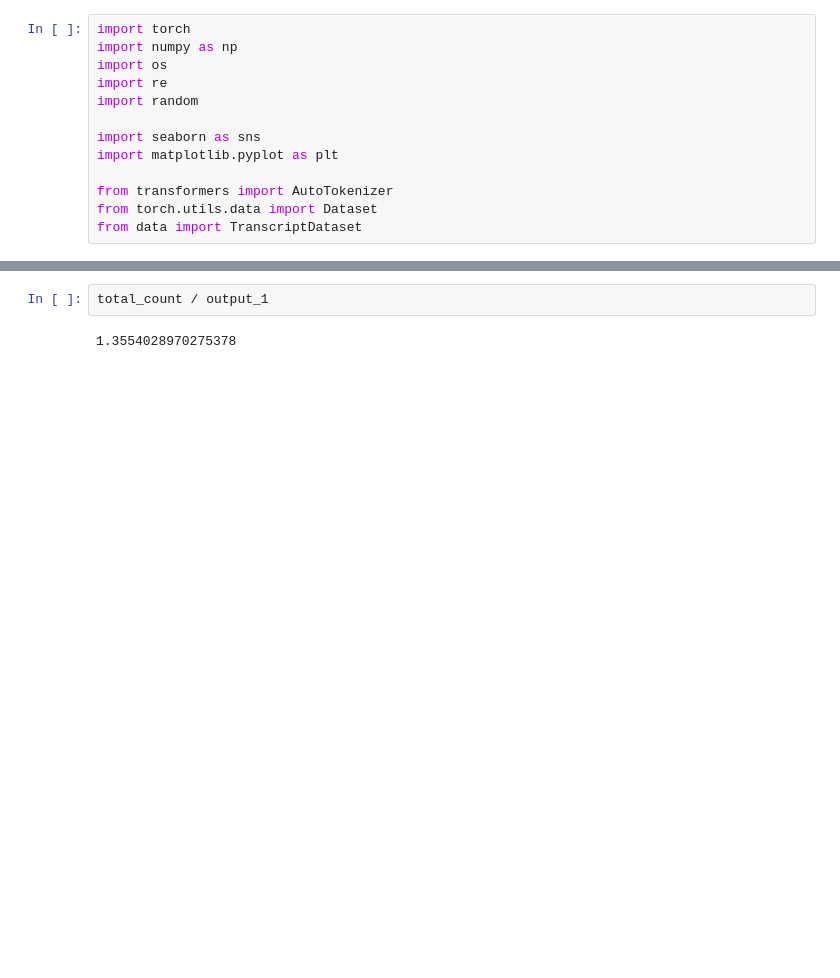
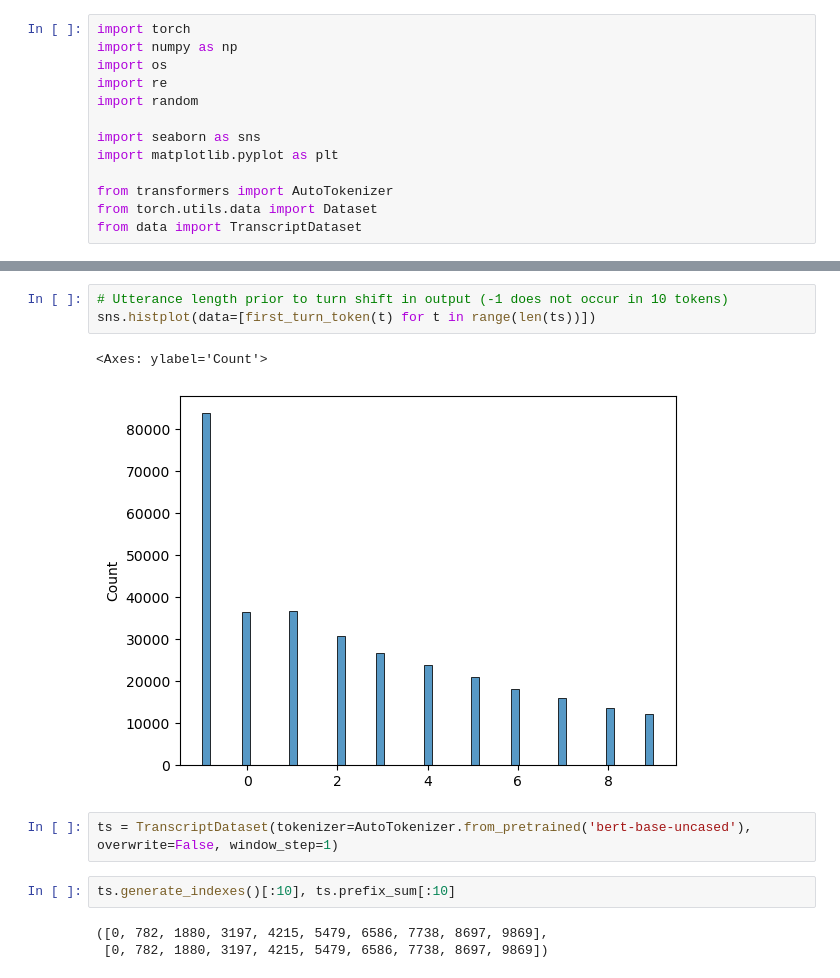
Before and after one commit to Sean-Leishman/Bespoke-Tart, a Jupyter notebook: nb_experiments/Dataset.ipynb, the cells around one changed output, grey strips where cells are left out. Drawn from its saved outputs; the diff is of its cells as text; blank space fills up the shorter version.

```diff
--- a/nb_experiments/Dataset.ipynb
+++ b/nb_experiments/Dataset.ipynb
@@ -27,4 +31,13 @@ output_1 = sum([(out['output']['input_ids'] == 102).any(dim=0).float() for out i
 # %%
-total_count / output_1
+# Utterance length prior to turn shift in output (-1 does not occur in 10 tokens)
+sns.histplot(data=[first_turn_token(t) for t in range(len(ts))])
 # %% [output]
-1.3554028970275378
+<Axes: ylabel='Count'>
+[figure, added]
+# %%
+ts = TranscriptDataset(tokenizer=AutoTokenizer.from_pretrained('bert-base-uncased'), overwrite=False, window_step=1)
+# %%
+ts.generate_indexes()[:10], ts.prefix_sum[:10]
+# %% [output]
+([0, 782, 1880, 3197, 4215, 5479, 6586, 7738, 8697, 9869],
+ [0, 782, 1880, 3197, 4215, 5479, 6586, 7738, 8697, 9869])
```
Also changed, not shown: parts of 7 cells of this notebook, 3 other files.
